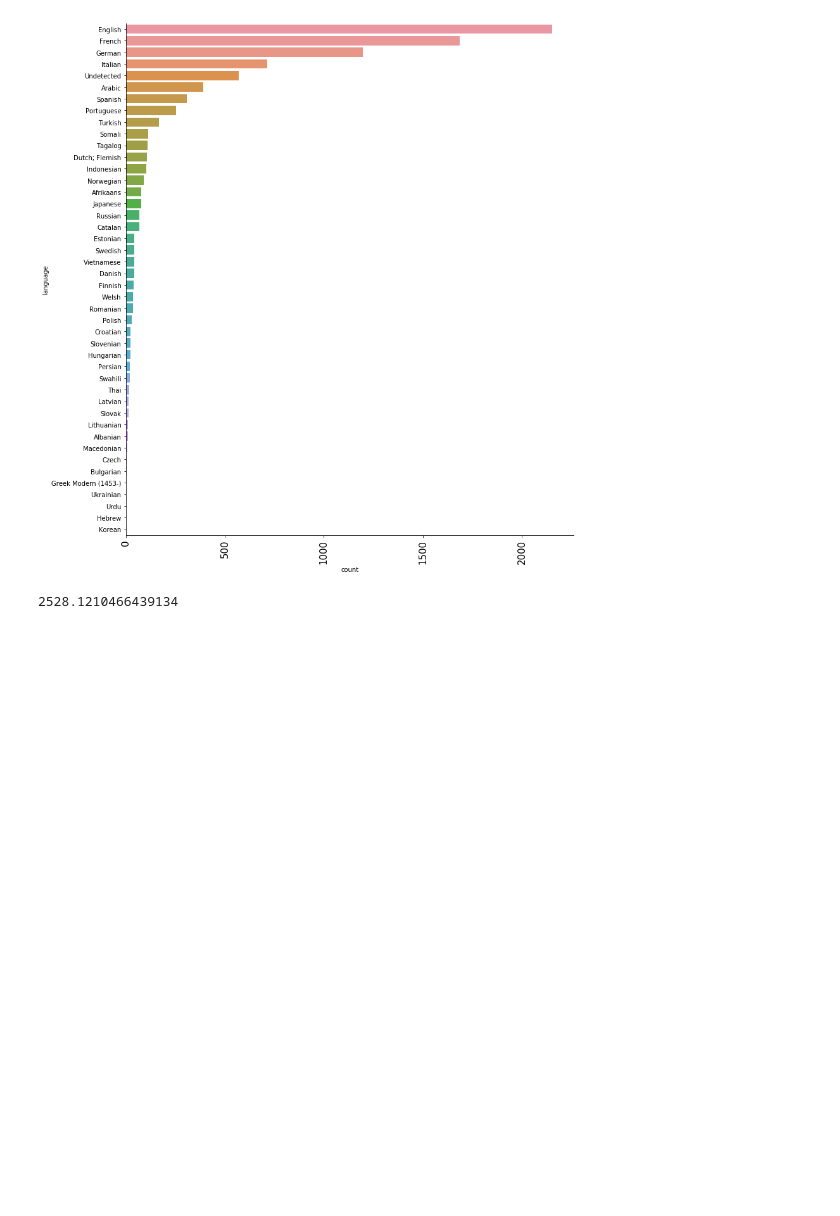
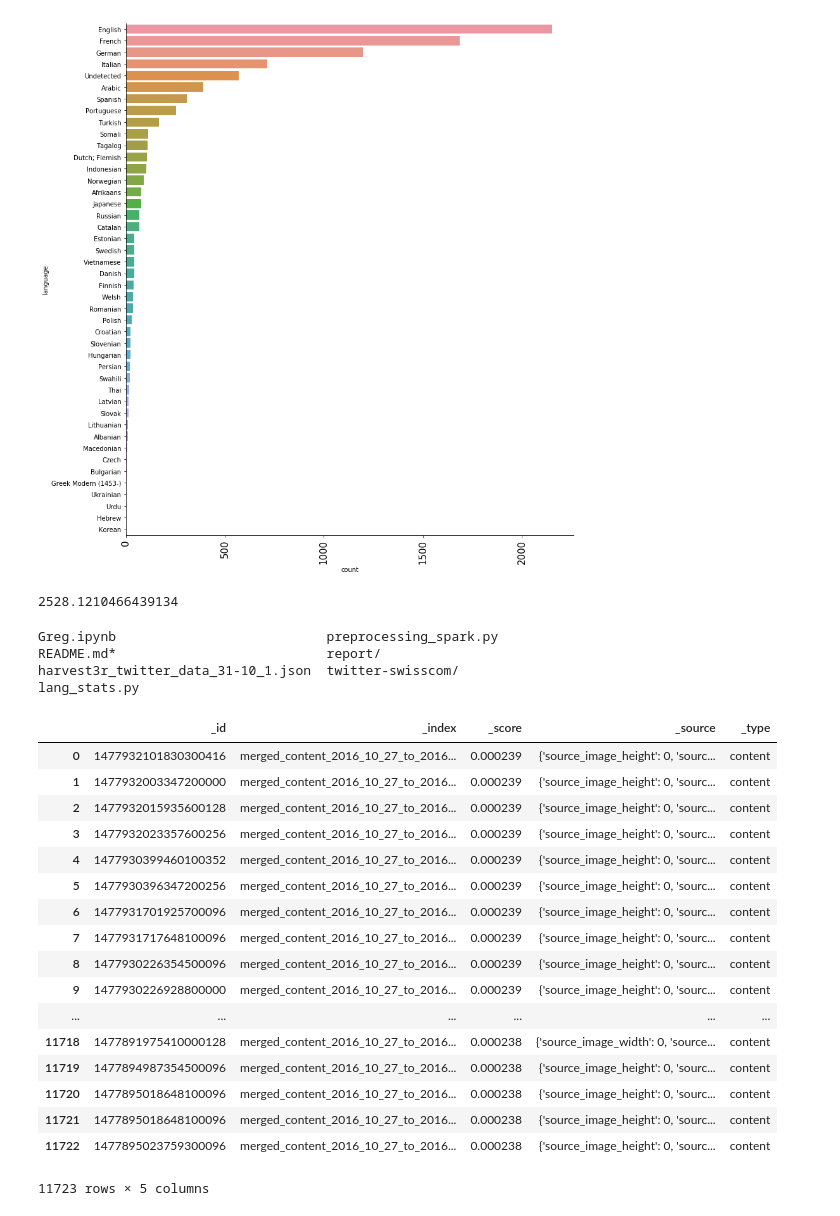
Before and after one commit to odorgergo/ada-rag, a Jupyter notebook: project/Greg.ipynb, the cells around one changed output. Saved outputs shown, nothing was run; the diff lists cells and outputs as text; code cells hidden in the pictures; blank space fills up the shorter version.

```diff
--- a/project/Greg.ipynb
+++ b/project/Greg.ipynb
@@ -81,3 +81,10 @@ plt.show(ax)
 # %%
 #pd.set_option("display.max_rows",500)
 #tdata.loc[tdata.language==""].text_stripped[0:500]
+# %%
+ls
+# %% [output]
+Greg.ipynb                           preprocessing_spark.py
+README.md*                           report/
+harvest3r_twitter_data_31-10_1.json  twitter-swisscom/
+lang_stats.py
@@ -83,0 +95,21 @@ plt.show(ax)
+# %%
+df
+# %% [output]
+|  | _id | _index | _score | _source | _type |
+| 0 | 1477932101830300416 | merged_content_2016_10_27_to_2016... | 0.000239 | {'source_image_height': 0, 'sourc... | content |
+| 1 | 1477932003347200000 | merged_content_2016_10_27_to_2016... | 0.000239 | {'source_image_height': 0, 'sourc... | content |
+| 2 | 1477932015935600128 | merged_content_2016_10_27_to_2016... | 0.000239 | {'source_image_height': 0, 'sourc... | content |
+| 3 | 1477932023357600256 | merged_content_2016_10_27_to_2016... | 0.000239 | {'source_image_height': 0, 'sourc... | content |
+| 4 | 1477930399460100352 | merged_content_2016_10_27_to_2016... | 0.000239 | {'source_image_height': 0, 'sourc... | content |
+| 5 | 1477930396347200256 | merged_content_2016_10_27_to_2016... | 0.000239 | {'source_image_height': 0, 'sourc... | content |
+| 6 | 1477931701925700096 | merged_content_2016_10_27_to_2016... | 0.000239 | {'source_image_height': 0, 'sourc... | content |
+| 7 | 1477931717648100096 | merged_content_2016_10_27_to_2016... | 0.000239 | {'source_image_height': 0, 'sourc... | content |
+| 8 | 1477930226354500096 | merged_content_2016_10_27_to_2016... | 0.000239 | {'source_image_height': 0, 'sourc... | content |
+| 9 | 1477930226928800000 | merged_content_2016_10_27_to_2016... | 0.000239 | {'source_image_height': 0, 'sourc... | content |
+| ... | ... | ... | ... | ... | ... |
+| 11718 | 1477891975410000128 | merged_content_2016_10_27_to_2016... | 0.000238 | {'source_image_width': 0, 'source... | content |
+| 11719 | 1477894987354500096 | merged_content_2016_10_27_to_2016... | 0.000238 | {'source_image_height': 0, 'sourc... | content |
+| 11720 | 1477895018648100096 | merged_content_2016_10_27_to_2016... | 0.000238 | {'source_image_height': 0, 'sourc... | content |
+| 11721 | 1477895018648100096 | merged_content_2016_10_27_to_2016... | 0.000238 | {'source_image_height': 0, 'sourc... | content |
+| 11722 | 1477895023759300096 | merged_content_2016_10_27_to_2016... | 0.000238 | {'source_image_height': 0, 'sourc... | content |
+11723 rows × 5 columns
```
Also changed, not shown: parts of 8 cells of this notebook, 3 other files.
